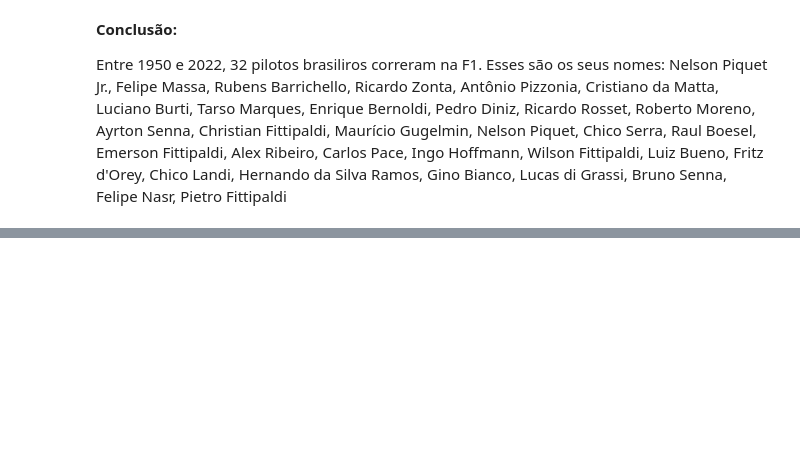
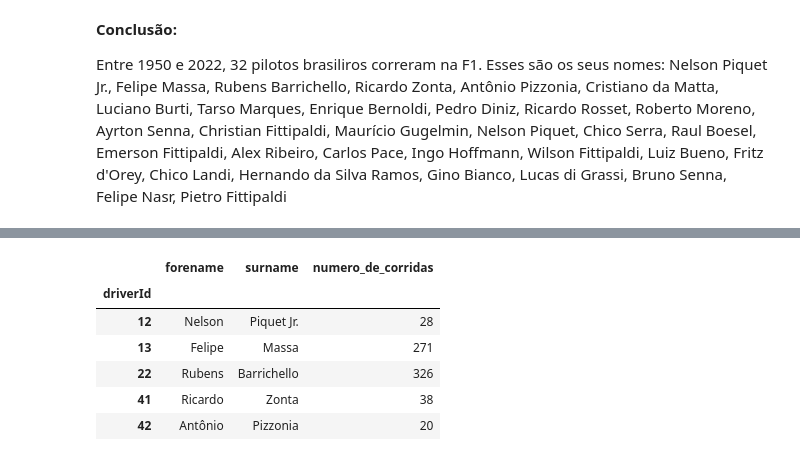
Before and after one commit to ewerton-lemes/Analise_de_dados_da_F1, a Jupyter notebook: Análise_de_dados_da_Formula_1.ipynb, the cells around one changed output, grey strips where cells are left out. Cells and saved outputs as stored; diff of their text form; code cells hidden in the pictures; blank space fills up the shorter version.

```diff
--- a/Análise_de_dados_da_Formula_1.ipynb
+++ b/Análise_de_dados_da_Formula_1.ipynb
@@ -311,0 +360,14 @@ Entre 1950 e 2022, 32 pilotos brasiliros correram na F1. Esses são os seus nome
+# %%
+# Identificando os pilotos brasileiros no DataFrame pilotos
+brasileiro = []
+for i in resultados.driverId.values:
+  if i in pilotos_id.values:
+    brasileiro.append(True)
+  else:
+    brasileiro.append(False)
+# %%
+resultados['brasileiro'] = brasileiro
+# %%
+numero_de_corridas = resultados.query('brasileiro == True').groupby('driverId')[['driverId']].count()
+numero_de_corridas.columns = ['numero_de_corridas']
+numero_de_corridas.head()
@@ -311,0 +382,4 @@ Entre 1950 e 2022, 32 pilotos brasiliros correram na F1. Esses são os seus nome
+# %%
+numero_de_corridas_por_piloto = pilotos.query("nationality == 'Brazilian'")[['driverId', 'forename', 'surname']]
+numero_de_corridas_por_piloto.set_index('driverId', inplace=True)
+numero_de_corridas_por_piloto.head()
@@ -311,0 +394,11 @@ Entre 1950 e 2022, 32 pilotos brasiliros correram na F1. Esses são os seus nome
+# %%
+ numero_de_corridas_por_piloto = numero_de_corridas_por_piloto.join(numero_de_corridas)
+ numero_de_corridas_por_piloto.head()
+# %% [output]
+|  | forename | surname | numero_de_corridas |
+| driverId |  |  |  |
+| 12 | Nelson | Piquet Jr. | 28 |
+| 13 | Felipe | Massa | 271 |
+| 22 | Rubens | Barrichello | 326 |
+| 41 | Ricardo | Zonta | 38 |
+| 42 | Antônio | Pizzonia | 20 |
```
Also changed, not shown: parts of 15 cells of this notebook.
